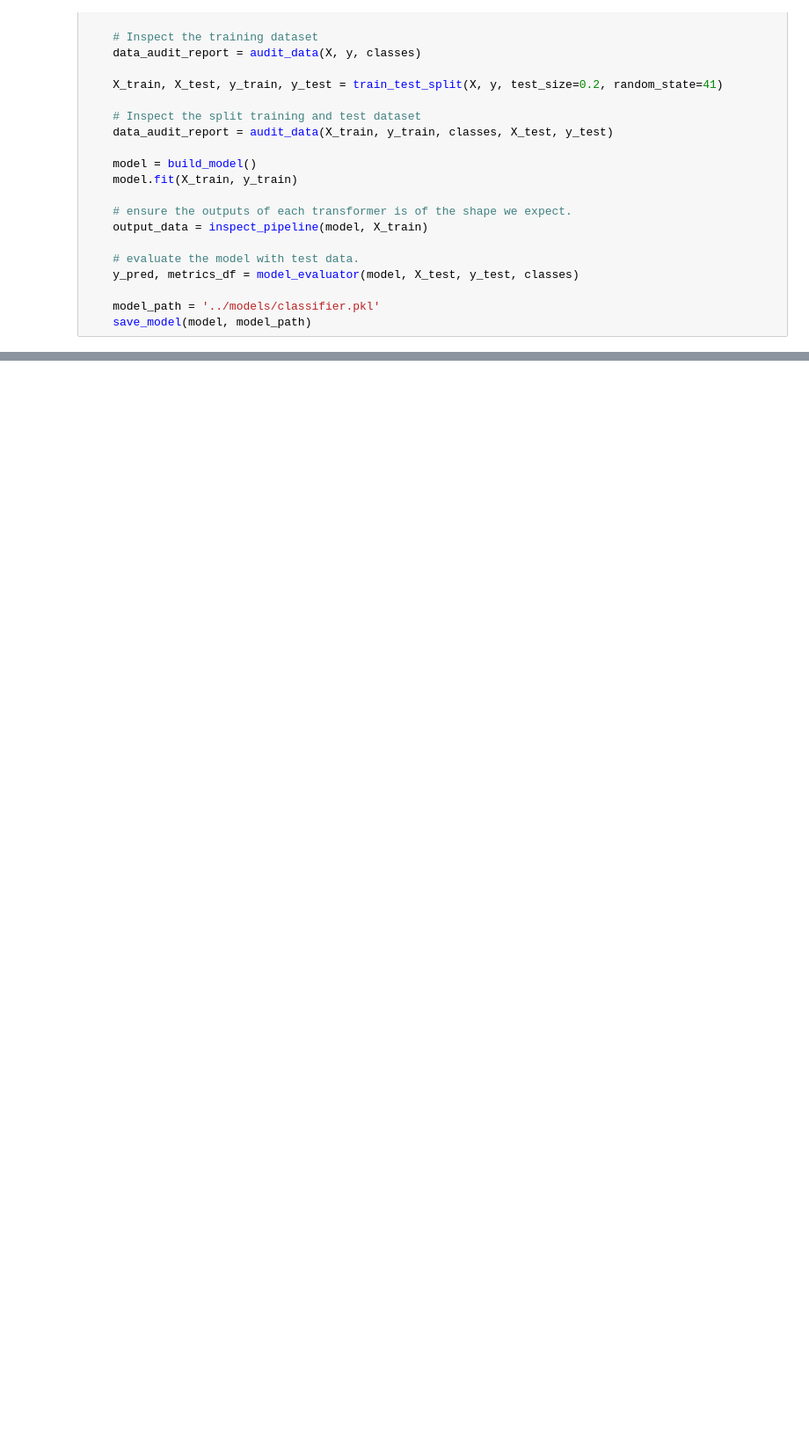
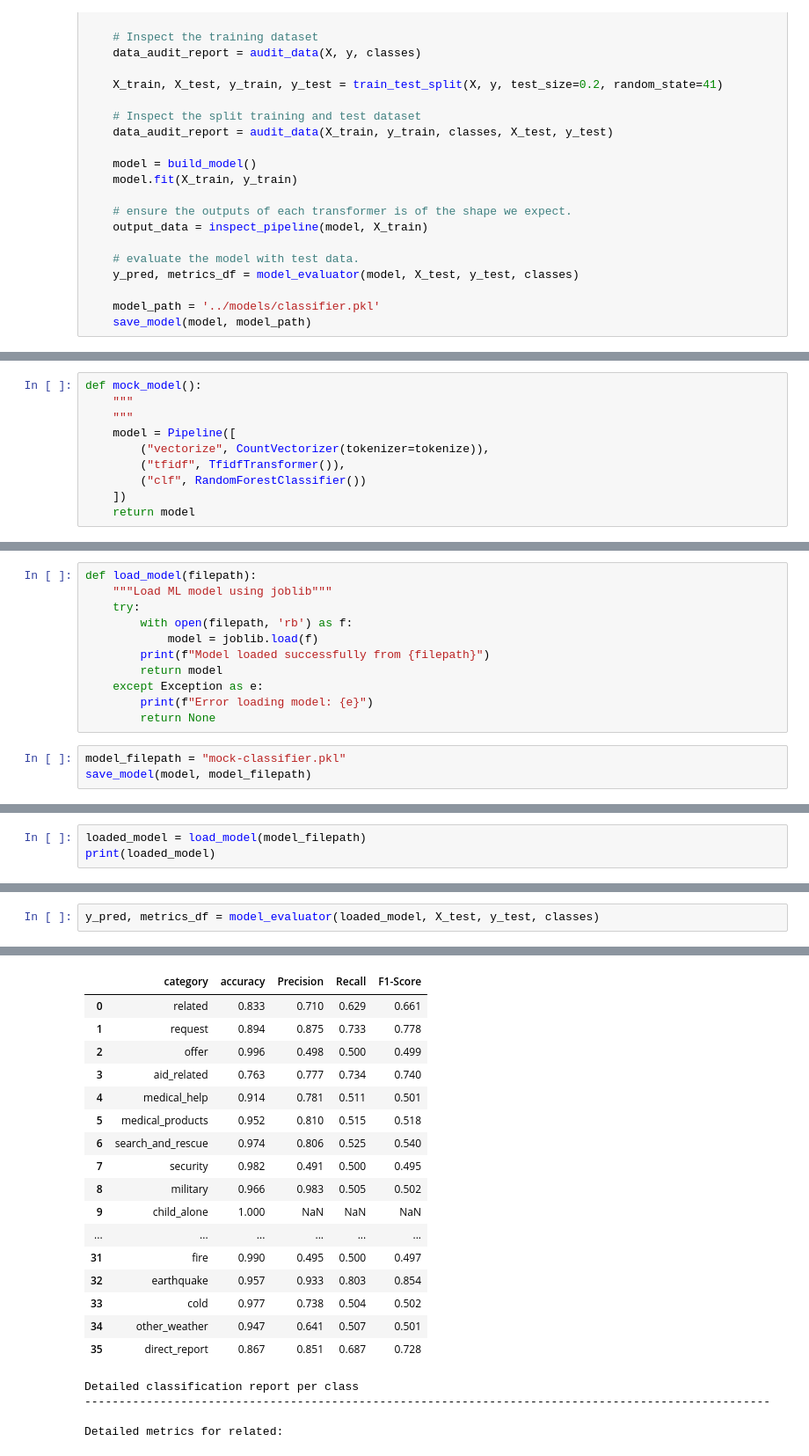
Before and after one commit to EmmanuelEzenwere/ERpager, a Jupyter notebook: workspace/ML Pipeline Preparation.ipynb, the cells around one changed output, grey strips where cells are left out. Shown: that part at 88% size. Saved outputs shown, nothing was run; the diff lists cells and outputs as text; blank space fills up the shorter version.

```diff
--- a/workspace/ML Pipeline Preparation.ipynb
+++ b/workspace/ML Pipeline Preparation.ipynb
@@ -1000,0 +960,10 @@ Dataset Audit Report
+# %%
+def mock_model():
+    """
+    """
+    model = Pipeline([
+        ("vectorize", CountVectorizer(tokenizer=tokenize)),
+        ("tfidf", TfidfTransformer()),
+        ("clf", RandomForestClassifier())
+    ])
+    return model
@@ -1044,0 +1056,14 @@ Error saving model: [Errno 2] No such file or directory: ''
+# %%
+def load_model(filepath):
+    """Load ML model using joblib"""
+    try:
+        with open(filepath, 'rb') as f:
+            model = joblib.load(f)
+        print(f"Model loaded successfully from {filepath}")
+        return model
+    except Exception as e:
+        print(f"Error loading model: {e}")
+        return None
+# %%
+model_filepath = "mock-classifier.pkl"
+save_model(model, model_filepath)
@@ -1044,0 +1073,3 @@ Error saving model: [Errno 2] No such file or directory: ''
+# %%
+loaded_model = load_model(model_filepath)
+print(loaded_model)
@@ -1044,0 +1087,3 @@ Error saving model: [Errno 2] No such file or directory: ''
+# %%
+y_pred, metrics_df = model_evaluator(loaded_model, X_test, y_test, classes)
+# %% [output]
@@ -1044,0 +1100,21 @@ Error saving model: [Errno 2] No such file or directory: ''
+|  | category | accuracy | Precision | Recall | F1-Score |
+| 0 | related | 0.833 | 0.710 | 0.629 | 0.661 |
+| 1 | request | 0.894 | 0.875 | 0.733 | 0.778 |
+| 2 | offer | 0.996 | 0.498 | 0.500 | 0.499 |
+| 3 | aid_related | 0.763 | 0.777 | 0.734 | 0.740 |
+| 4 | medical_help | 0.914 | 0.781 | 0.511 | 0.501 |
+| 5 | medical_products | 0.952 | 0.810 | 0.515 | 0.518 |
+| 6 | search_and_rescue | 0.974 | 0.806 | 0.525 | 0.540 |
+| 7 | security | 0.982 | 0.491 | 0.500 | 0.495 |
+| 8 | military | 0.966 | 0.983 | 0.505 | 0.502 |
+| 9 | child_alone | 1.000 | NaN | NaN | NaN |
+| ... | ... | ... | ... | ... | ... |
+| 31 | fire | 0.990 | 0.495 | 0.500 | 0.497 |
+| 32 | earthquake | 0.957 | 0.933 | 0.803 | 0.854 |
+| 33 | cold | 0.977 | 0.738 | 0.504 | 0.502 |
+| 34 | other_weather | 0.947 | 0.641 | 0.507 | 0.501 |
+| 35 | direct_report | 0.867 | 0.851 | 0.687 | 0.728 |
+Detailed classification report per class
+----------------------------------------------------------------------------------------------------
+
+Detailed metrics for related:
```
Also changed, not shown: parts of 18 cells of this notebook, 5 other files.
